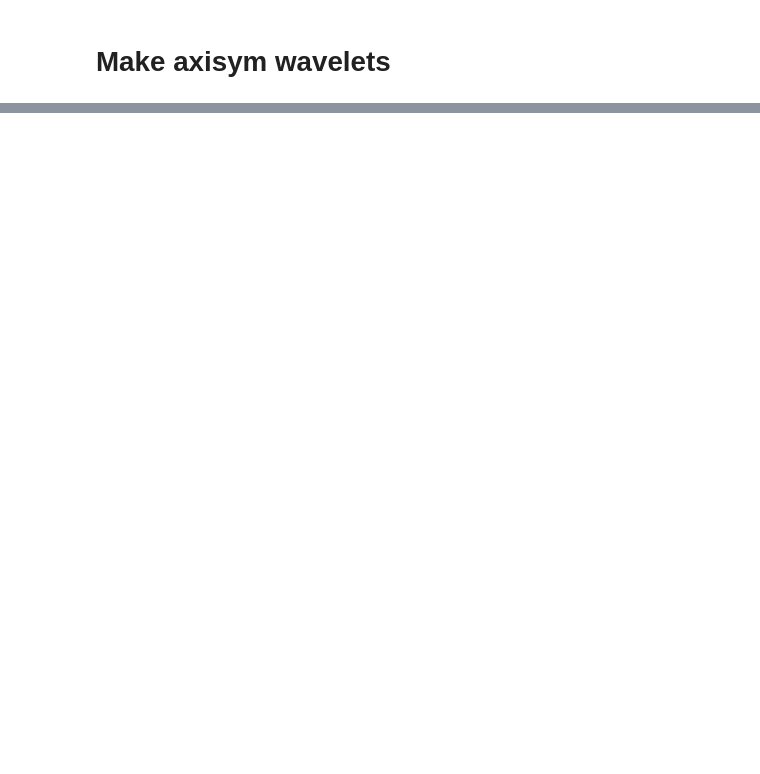
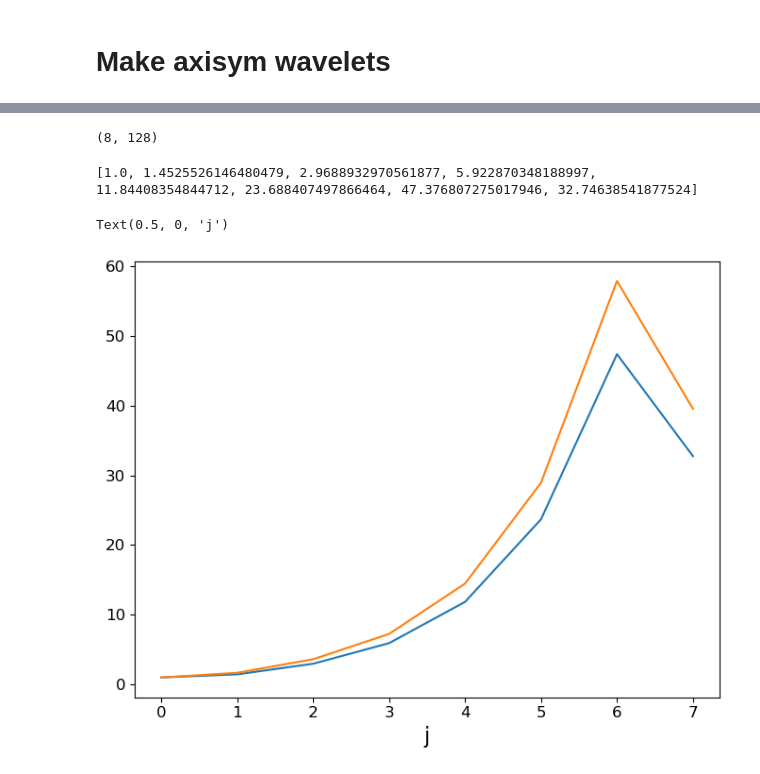
Before and after one commit to mousset/scatcovJAX, a Jupyter notebook: Notebooks/Build_wavelets.ipynb, the cells around one changed output, grey strips where cells are left out. Saved outputs shown, nothing was run; the diff lists cells and outputs as text; code cells hidden in the pictures; blank space fills up the shorter version.

```diff
--- a/Notebooks/Build_wavelets.ipynb
+++ b/Notebooks/Build_wavelets.ipynb
@@ -68,3 +25,0 @@ plot.plot_filters(filters, real=True, m=L-3)
-# %%
-j = 3
-fig = plot.plot_alm(wlm[j, :, :], lmin=0, lmax=30, mmin=-20, mmax=20)
@@ -87,0 +26,11 @@ plot.plot_map_MW_Orthographic(w, central_latitude=45)
+# %%
+sampling = "mw"
+multiresolution = True
+reality = True
+
+L = 128
+J_min = 0
+
+J_max = s2wav.utils.shapes.j_max(L)
+J = J_max - J_min + 1
+print(J_max, J)
@@ -87,0 +49,19 @@ plot.plot_map_MW_Orthographic(w, central_latitude=45)
+# %%
+wlm.shape
+# %% [output]
+(8, 128)
+# %%
+norme_L2, norme_L1 = [], []
+for j in range(J):
+    norme_L2.append(np.sum(np.abs(wlm[j, :])**2))
+    norme_L1.append(np.sum(np.abs(wlm[j, :])))
+print(norme_L2)
+
+plt.figure(figsize=(8, 6))
+plt.plot(norme_L2, label='Norme L2')
+plt.plot(norme_L1, label='Norme L1')
+plt.xlabel('j')
+# %% [output]
+[1.0, 1.4525526146480479, 2.9688932970561877, 5.922870348188997, 11.84408354844712, 23.688407497866464, 47.376807275017946, 32.74638541877524]
+Text(0.5, 0, 'j')
+[figure, added]
```
Also changed, not shown: parts of 46 cells of this notebook, 2 other files.
